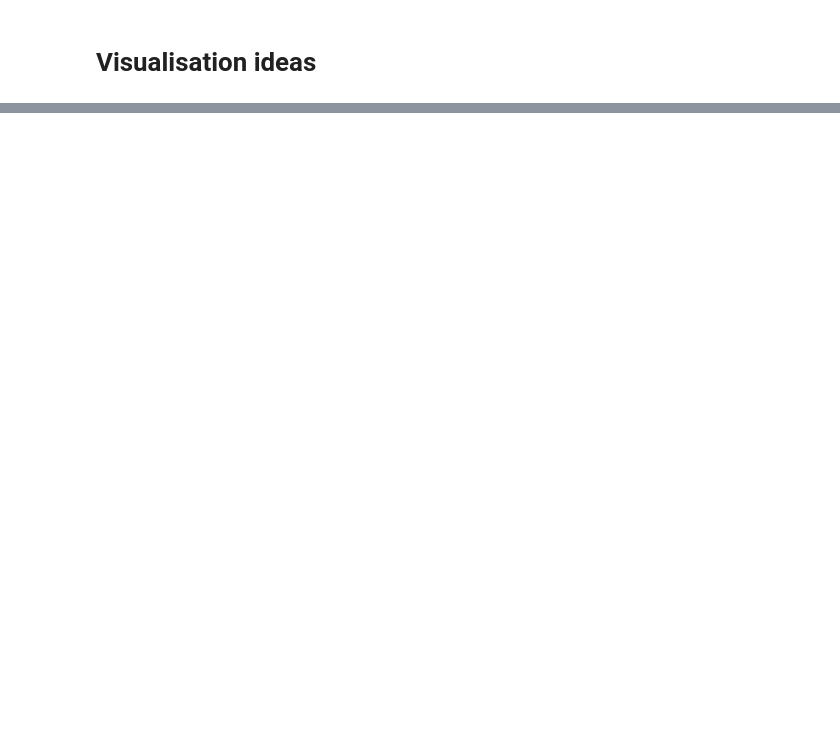
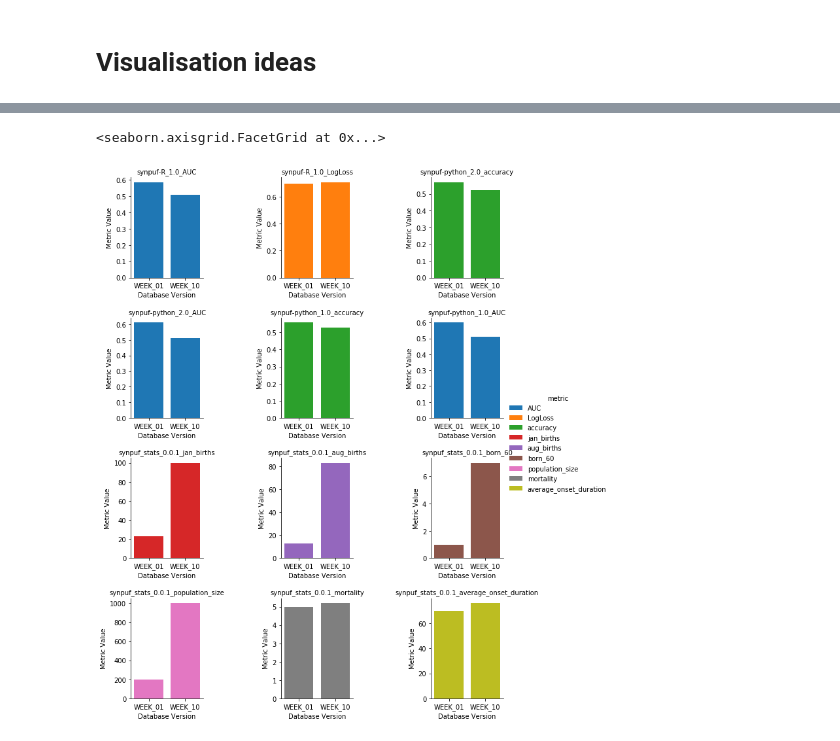
Before and after one commit to alan-turing-institute/ModMon, a Jupyter notebook: notebooks/Visualise model monitoring.ipynb, the cells around one changed output, grey strips where cells are left out. Saved outputs shown, nothing was run; the diff lists cells and outputs as text; code cells hidden in the pictures; blank space fills up the shorter version.

Commit message:
add bar plot for each model metric

```diff
--- a/notebooks/Visualise model monitoring.ipynb
+++ b/notebooks/Visualise model monitoring.ipynb
@@ -114,0 +105,4 @@ for i, _ in enumerate(g.axes):
+# %%
+reduced_results = results.loc[results['datasetid'].isin([max(results['datasetid']), min(results['datasetid'])])].copy()
+reduced_results['model_metric'] = reduced_results['model'] + '_' + reduced_results['metric']
+reduced_results.head()
@@ -114,0 +116,9 @@ for i, _ in enumerate(g.axes):
+# %%
+g1 = sns.FacetGrid(data=reduced_results, col='model_metric', col_wrap=3, sharey=False, sharex=False, hue='metric')
+g1.map(plt.bar, "databasename", "value").fig.subplots_adjust(hspace=.4)
+g1.set(xlabel='Database Version', ylabel='Metric Value')
+g1.set_titles(col_template = "{col_name}")
+g1.add_legend()
+# %% [output]
+<seaborn.axisgrid.FacetGrid at 0x...>
+[figure, added]
```
Also changed, not shown: parts of 11 cells of this notebook, 1 other file.
